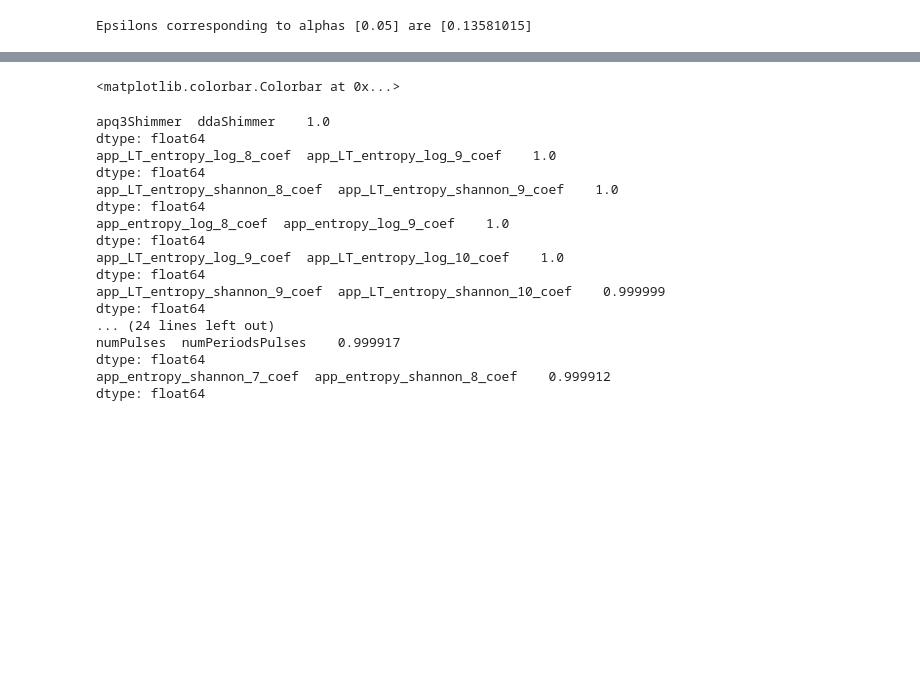
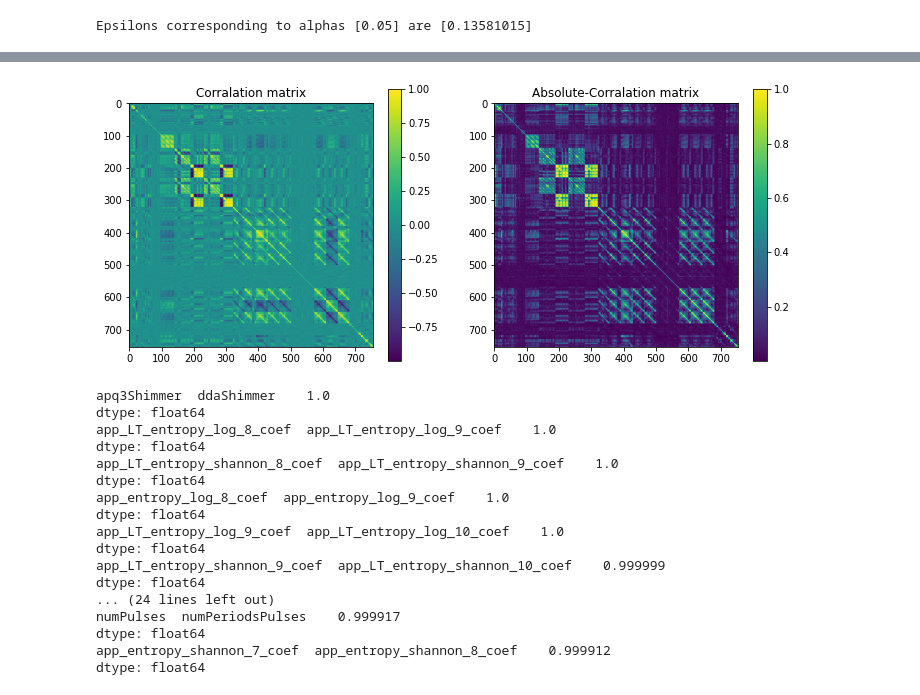
Before and after one commit to mocedon/ee_046202, a Jupyter notebook: ee046202_hw_1_312347982_312775364.ipynb, the cells around one changed output, grey strips where cells are left out. Saved outputs shown, nothing was run; the diff lists cells and outputs as text; code cells hidden in the pictures; blank space fills up the shorter version.

```diff
--- a/ee046202_hw_1_312347982_312775364.ipynb
+++ b/ee046202_hw_1_312347982_312775364.ipynb
@@ -626,10 +626,19 @@ print(data.sample(10))
 # %%
 # Question 3 - Compute correlations
 corr_mat = data.corr() # Feature correlation
+
+plt.figure(figsize=(12,5))
+plt.subplot(1, 2, 1)
 plt.imshow(corr_mat)
 plt.colorbar()
+plt.title('Corralation matrix')
+
+plt.subplot(1, 2, 2)
+plt.imshow(np.abs(corr_mat))
+plt.colorbar()
+plt.title('Absolute-Corralation matrix');
 # %% [output]
-<matplotlib.colorbar.Colorbar at 0x...>
+[figure, added]
 # %%
 # Question 4 - Top 20
 corr = np.tril(corr_mat, -1) # gets the lower triangle, the matrix is symetrical
```
Also changed, not shown: parts of 6 cells of this notebook.
